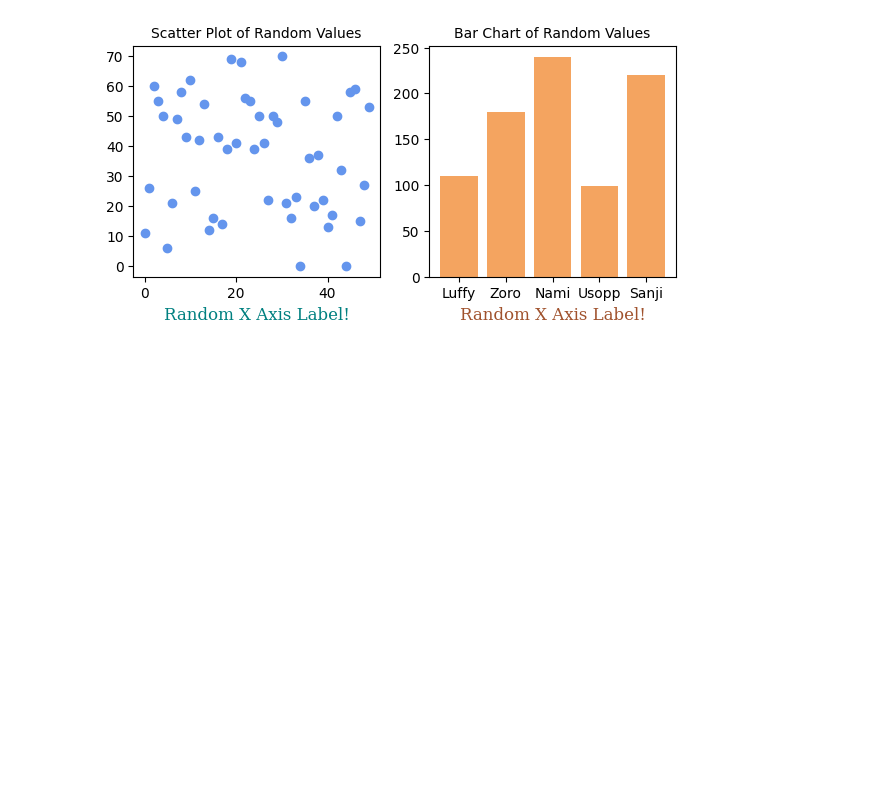
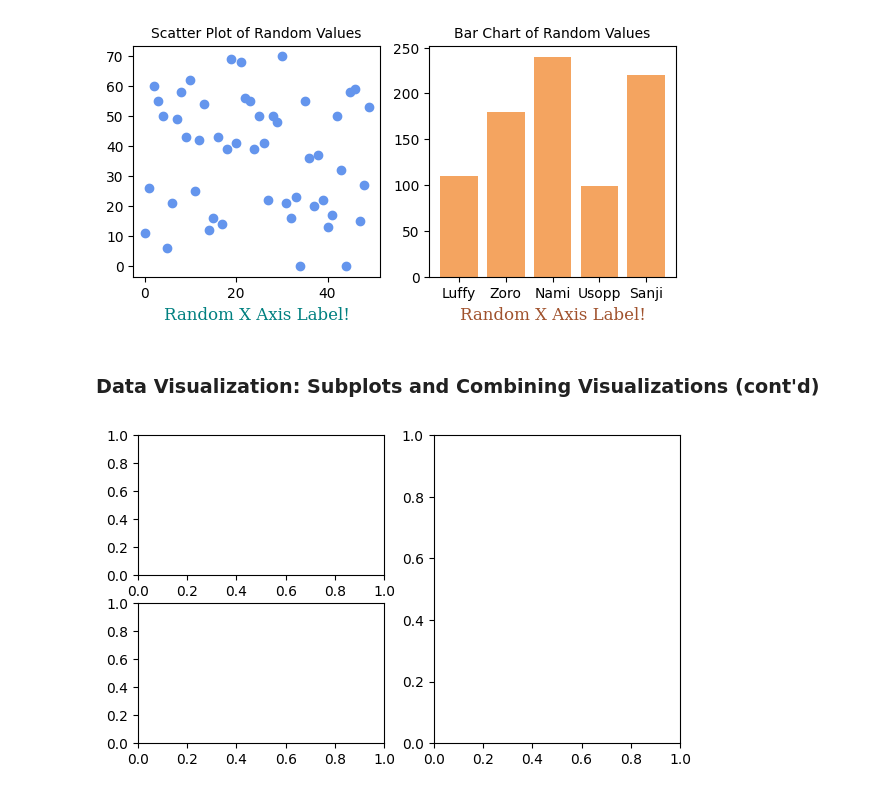
Before and after one commit to charissa-chan/visualization, a Jupyter notebook: 02_activities/assignments/participation/June_10_2026.ipynb, the cells around one changed output. Cells and saved outputs as stored; diff of their text form; code cells hidden in the pictures; blank space fills up the shorter version.

```diff
--- a/02_activities/assignments/participation/June_10_2026.ipynb
+++ b/02_activities/assignments/participation/June_10_2026.ipynb
@@ -75,3 +75,11 @@ ax2.set_title('Bar Chart of Random Values', fontsize=10, color='black')
 plt.show()
 # %% [output]
 [figure]
+# %% [markdown]
+### Data Visualization: Subplots and Combining Visualizations (cont'd)
+# %%
+fig, someaxes = plt.subplot_mosaic([['ax1', 'ax3'],
+                                ['ax2', 'ax3']],
+                                figsize=(7, 4))
+# %% [output]
+[figure, added]
```
Also changed, not shown: parts of 11 cells of this notebook, 1 other file.
